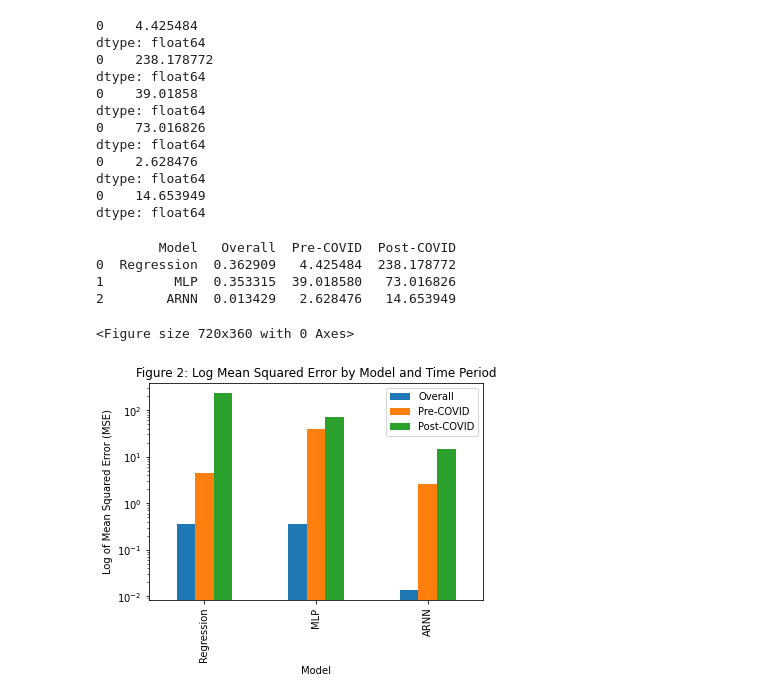
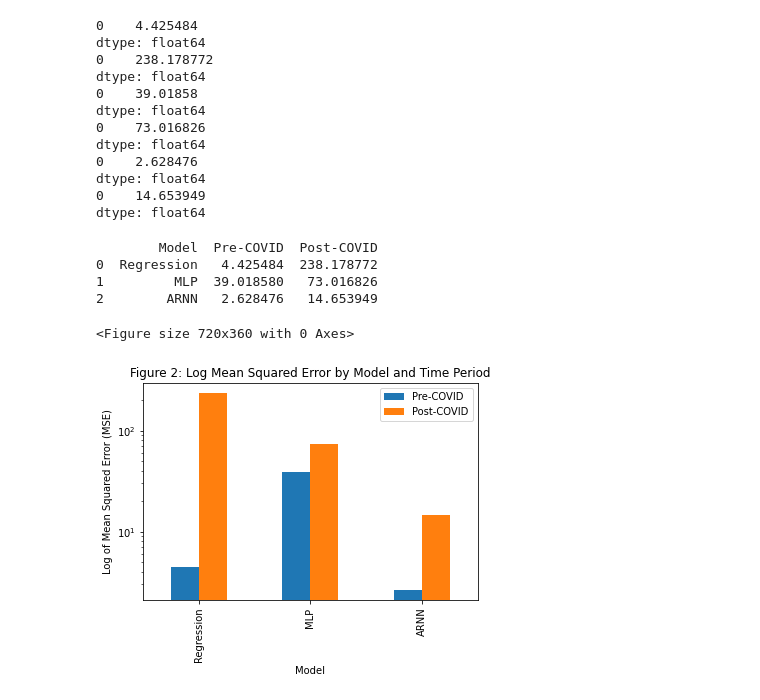
Before and after one commit to JayRPhilbrick/dl-economy-jayandshivani, a Jupyter notebook: code/visualization/visualization.ipynb, the cells around one changed output. Cells and saved outputs as stored; diff of their text form; code cells hidden in the pictures.

Commit message:
changes to visualizations

```diff
--- a/code/visualization/visualization.ipynb
+++ b/code/visualization/visualization.ipynb
@@ -78,35 +78,30 @@ dtype: float64
 0    14.653949
 dtype: float64
 # %%
-labels = ['Regression', 'Multilayer Perceptron', 'ARNN']
-overall_mse = [float(reg_mse), float(mlp_mse), float(arnn_mse)]
-pre_covid_mse = [float(covid_mse(reg, actual, "pre")), float(covid_mse(mlp, actual, "pre")), float(covid_mse(arnn, actual, "pre"))]
-post_covid_mse = [float(covid_mse(reg, actual, "post")), float(covid_mse(mlp, actual, "post")), float(covid_mse(arnn, actual, "post"))]
-
 df = pd.DataFrame([
-        ['Regression', float(reg_mse), float(covid_mse(reg, actual, "pre")), float(covid_mse(reg, actual, "post"))],
-        ['MLP', float(mlp_mse), float(covid_mse(mlp, actual, "pre")), float(covid_mse(mlp, actual, "post"))],
-        ['ARNN', float(arnn_mse), float(covid_mse(arnn, actual, "pre")), float(covid_mse(arnn, actual, "post"))]],
-columns=['Model', 'Overall', 'Pre-COVID', 'Post-COVID'])
+        ['Regression', float(covid_mse(reg, actual, "pre")), float(covid_mse(reg, actual, "post"))],
+        ['MLP', float(covid_mse(mlp, actual, "pre")), float(covid_mse(mlp, actual, "post"))],
+        ['ARNN', float(covid_mse(arnn, actual, "pre")), float(covid_mse(arnn, actual, "post"))]],
+columns=['Model', 'Pre-COVID', 'Post-COVID'])
 # view data
 print(df)
 
 # plot grouped bar chart
 
 fig = plt.figure(figsize = (10, 5))
 
 fig = df.plot(x='Model',
         xlabel = "Model",
         ylabel = "Log of Mean Squared Error (MSE)",
         kind='bar',
         stacked=False,
         title='Figure 2: Log Mean Squared Error by Model and Time Period', logy=True)
 
 fig.figure.savefig('../../figures/arnn_reg_mlp_mse_by_period.jpg')
 # %% [output]
-        Model   Overall  Pre-COVID  Post-COVID
-0  Regression  0.362909   4.425484  238.178772
-1         MLP  0.353315  39.018580   73.016826
-2        ARNN  0.013429   2.628476   14.653949
+        Model  Pre-COVID  Post-COVID
+0  Regression   4.425484  238.178772
+1         MLP  39.018580   73.016826
+2        ARNN   2.628476   14.653949
 <Figure size 720x360 with 0 Axes>
-[figure, old version]
+[figure, new version]
```
Also changed, not shown: 1 other file.
